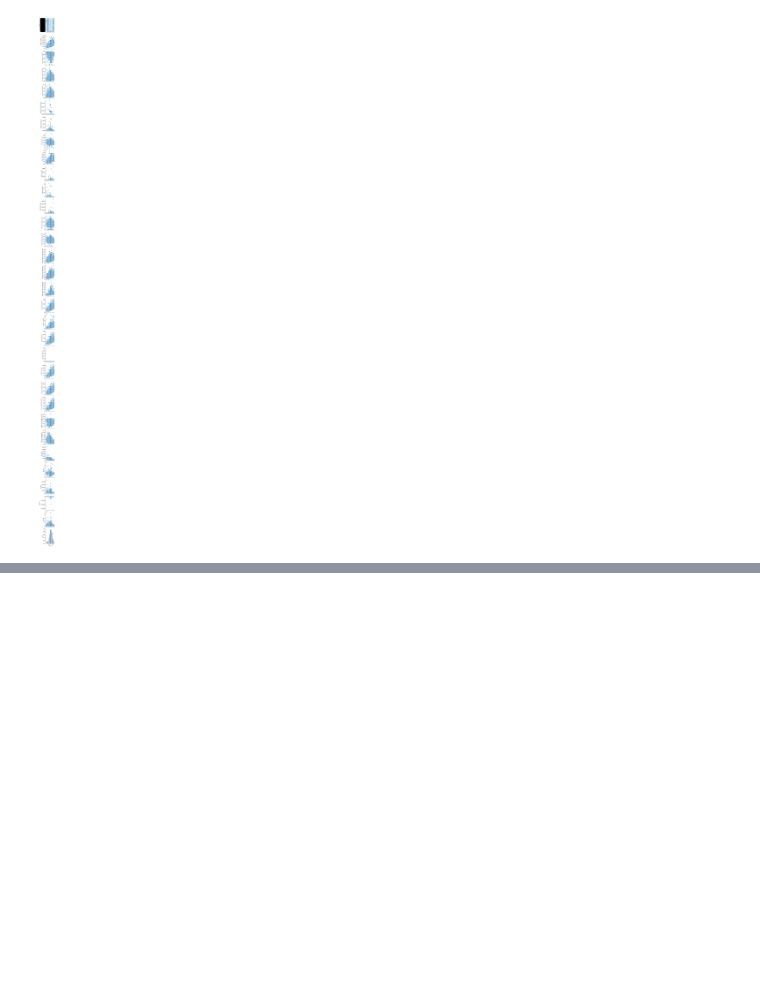
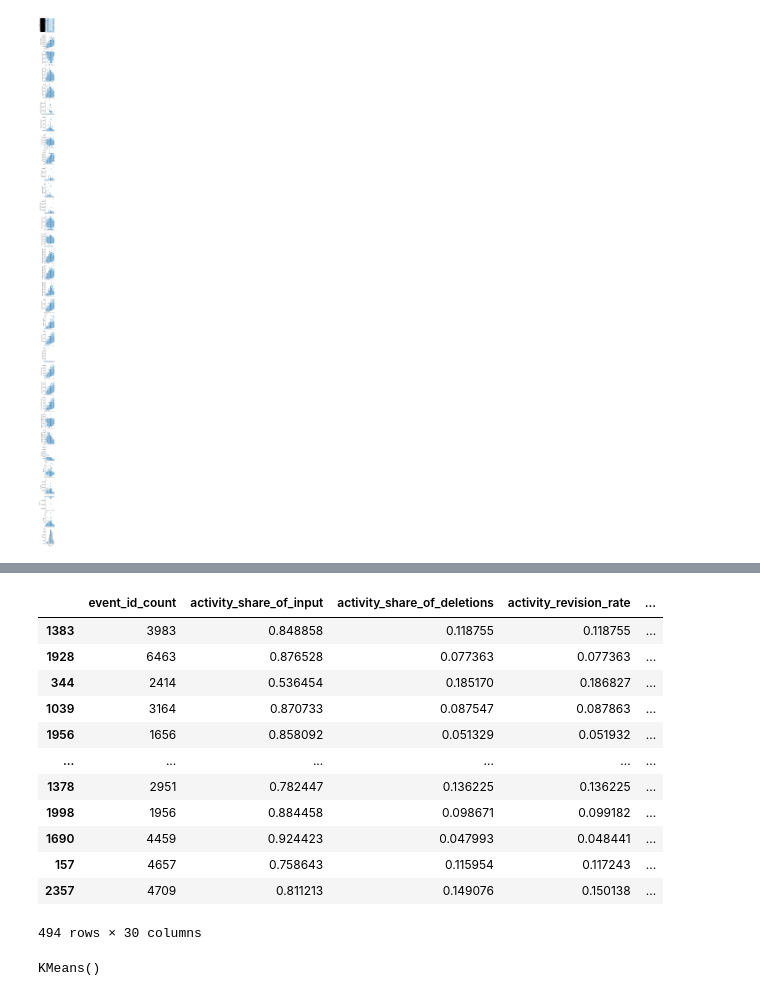
Before and after one commit to karl-sparks/ks-portfolio, a Jupyter notebook: kaggle_writting_quality/EDA_2.ipynb, the cells around one changed output, grey strips where cells are left out. Saved outputs shown, nothing was run; the diff lists cells and outputs as text; code cells hidden in the pictures; blank space fills up the shorter version.

```diff
--- a/kaggle_writting_quality/EDA_2.ipynb
+++ b/kaggle_writting_quality/EDA_2.ipynb
@@ -19,0 +51,24 @@ sns.pairplot(training_data, y_vars=training_data.columns.values, x_vars='score')
+# %%
+train_X
+# %% [output]
+|  | event_id_count | activity_share_of_input | activity_share_of_deletions | activity_revision_rate | ... |
+| 1383 | 3983 | 0.848858 | 0.118755 | 0.118755 | ... |
+| 1928 | 6463 | 0.876528 | 0.077363 | 0.077363 | ... |
+| 344 | 2414 | 0.536454 | 0.185170 | 0.186827 | ... |
+| 1039 | 3164 | 0.870733 | 0.087547 | 0.087863 | ... |
+| 1956 | 1656 | 0.858092 | 0.051329 | 0.051932 | ... |
+| ... | ... | ... | ... | ... | ... |
+| 1378 | 2951 | 0.782447 | 0.136225 | 0.136225 | ... |
+| 1998 | 1956 | 0.884458 | 0.098671 | 0.099182 | ... |
+| 1690 | 4459 | 0.924423 | 0.047993 | 0.048441 | ... |
+| 157 | 4657 | 0.758643 | 0.115954 | 0.117243 | ... |
+| 2357 | 4709 | 0.811213 | 0.149076 | 0.150138 | ... |
+494 rows × 30 columns
+# %%
+from sklearn.cluster import KMeans
+
+clus = KMeans()
+
+clus.fit(train_X)
+# %% [output]
+KMeans()
```
Also changed, not shown: parts of 13 cells of this notebook, 2 other files.
